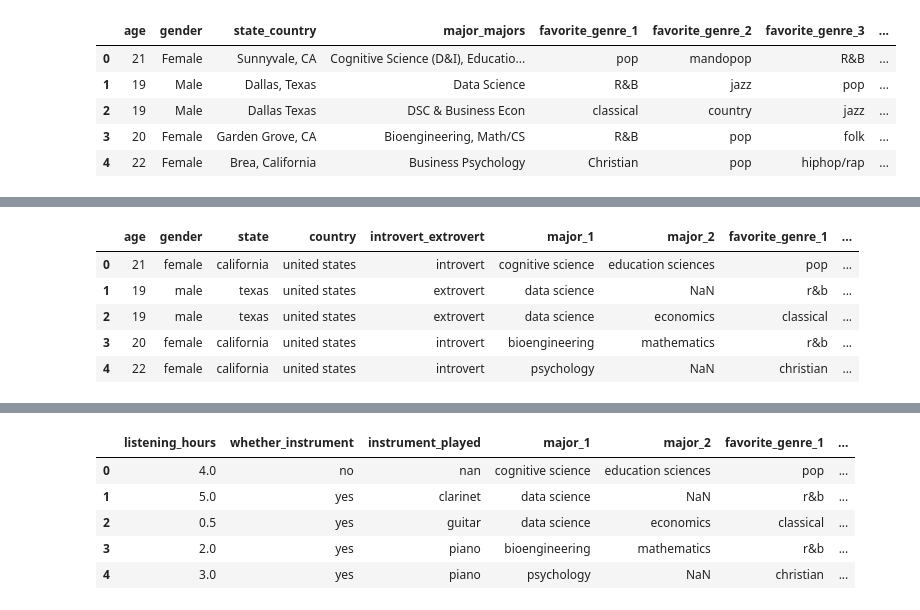
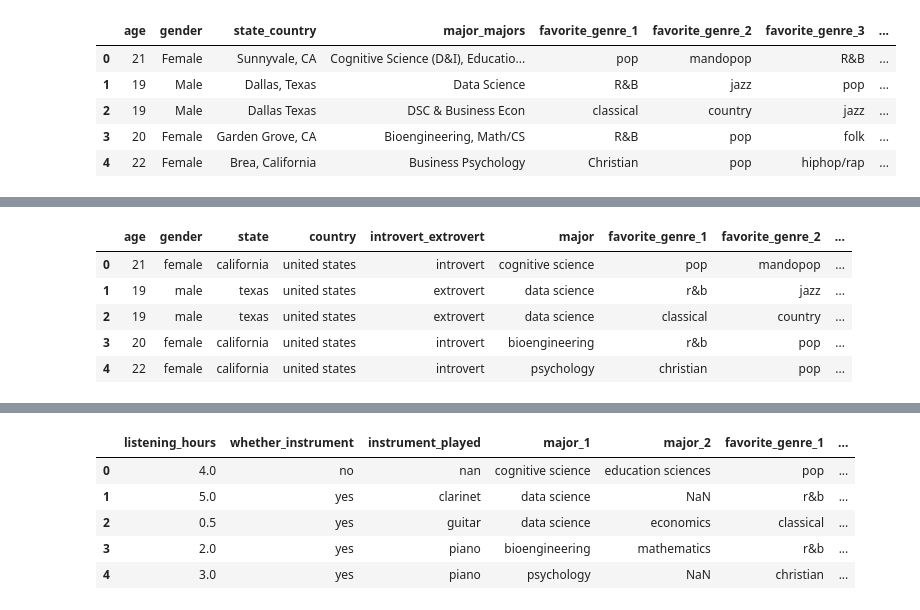
Before and after one commit to ninaahong/COGS108, a Jupyter notebook: EDACheckpoint_Group041_WI24.ipynb, the cells around one changed output, grey strips where cells are left out. Saved outputs shown, nothing was run; the diff lists cells and outputs as text; code cells hidden in the pictures.

Commit message:
updated data sets

```diff
--- a/EDACheckpoint_Group041_WI24.ipynb
+++ b/EDACheckpoint_Group041_WI24.ipynb
@@ -353,4 +346,9 @@ survey['state_country']=survey['state_country'].str.lower()
 survey[['state', 'country']] = survey['state_country'].str.split(',', expand=True)
 survey=survey.drop(['state_country'],axis=1)
 
-survey = survey.reindex(columns=['age', 'gender','state','country', 'major_1', 'major_2','favorite_genre_1','favorite_genre_2','favorite_genre_3','favorite_artist','listening_hours','whether_instrument','instrument_played','introvert_extrovert'])
+music_major1= survey.reindex(columns=['age', 'gender','state','country','introvert_extrovert', 'major_1','favorite_genre_1','favorite_genre_2','favorite_genre_3'])
+music_major2= survey.reindex(columns=['age', 'gender','state','country','introvert_extrovert', 'major_2','favorite_genre_1','favorite_genre_2','favorite_genre_3'])
+music_major2= music_major2.rename(columns={'major_2':'major_1'})
+music_major=pd.concat([music_major1,music_major2],ignore_index=True, axis=0)
+music_major= music_major.rename(columns={'major_1':'major'})
+music_major= music_major.dropna()
@@ -359,9 +355,9 @@ music_major_pref=survey.reindex(columns=['age', 'gender', 'state','country','int
 # %%
-music_major_pref.head()
+music_major.head()
 # %% [output]
-|  | age | gender | state | country | introvert_extrovert | major_1 | major_2 | favorite_genre_1 | ... |
-| 0 | 21 | female | california | united states | introvert | cognitive science | education sciences | pop | ... |
-| 1 | 19 | male | texas | united states | extrovert | data science | NaN | r&b | ... |
-| 2 | 19 | male | texas | united states | extrovert | data science | economics | classical | ... |
-| 3 | 20 | female | california | united states | introvert | bioengineering | mathematics | r&b | ... |
-| 4 | 22 | female | california | united states | introvert | psychology | NaN | christian | ... |
+|  | age | gender | state | country | introvert_extrovert | major | favorite_genre_1 | favorite_genre_2 | ... |
+| 0 | 21 | female | california | united states | introvert | cognitive science | pop | mandopop | ... |
+| 1 | 19 | male | texas | united states | extrovert | data science | r&b | jazz | ... |
+| 2 | 19 | male | texas | united states | extrovert | data science | classical | country | ... |
+| 3 | 20 | female | california | united states | introvert | bioengineering | r&b | pop | ... |
+| 4 | 22 | female | california | united states | introvert | psychology | christian | pop | ... |
```
Also changed, not shown: parts of 6 cells of this notebook.
